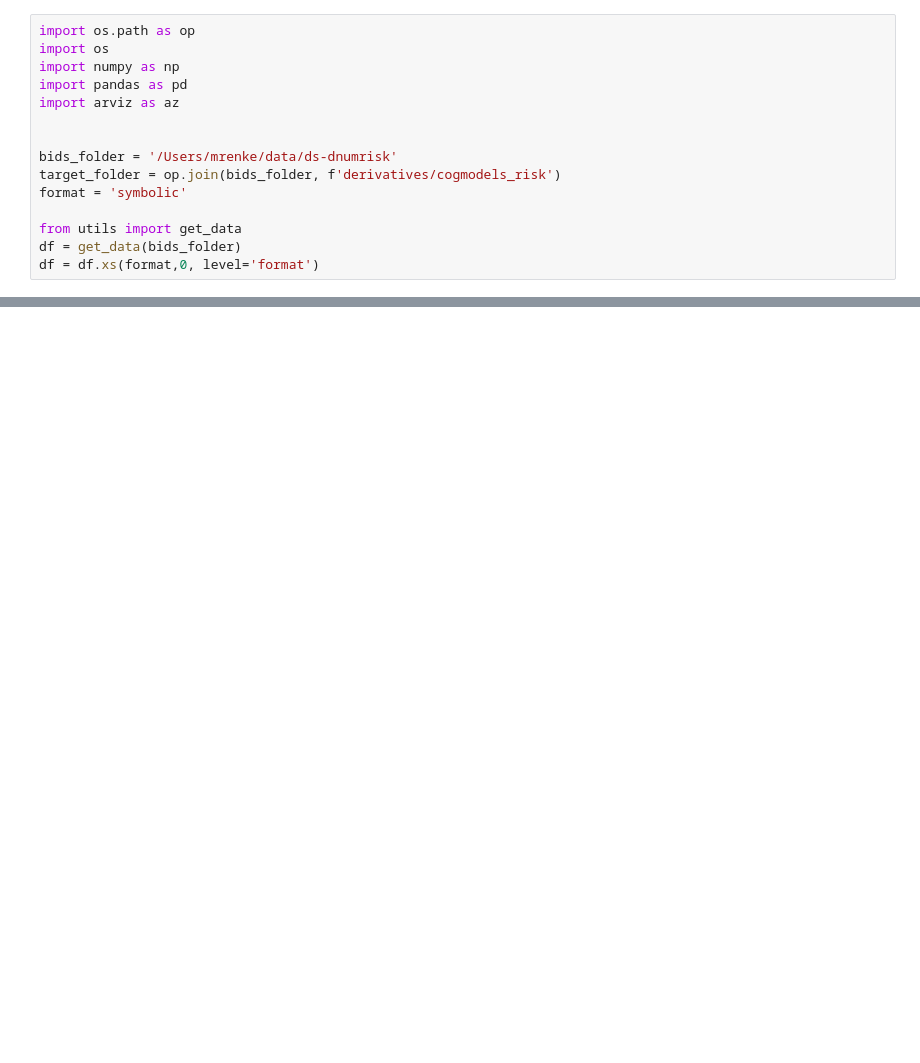
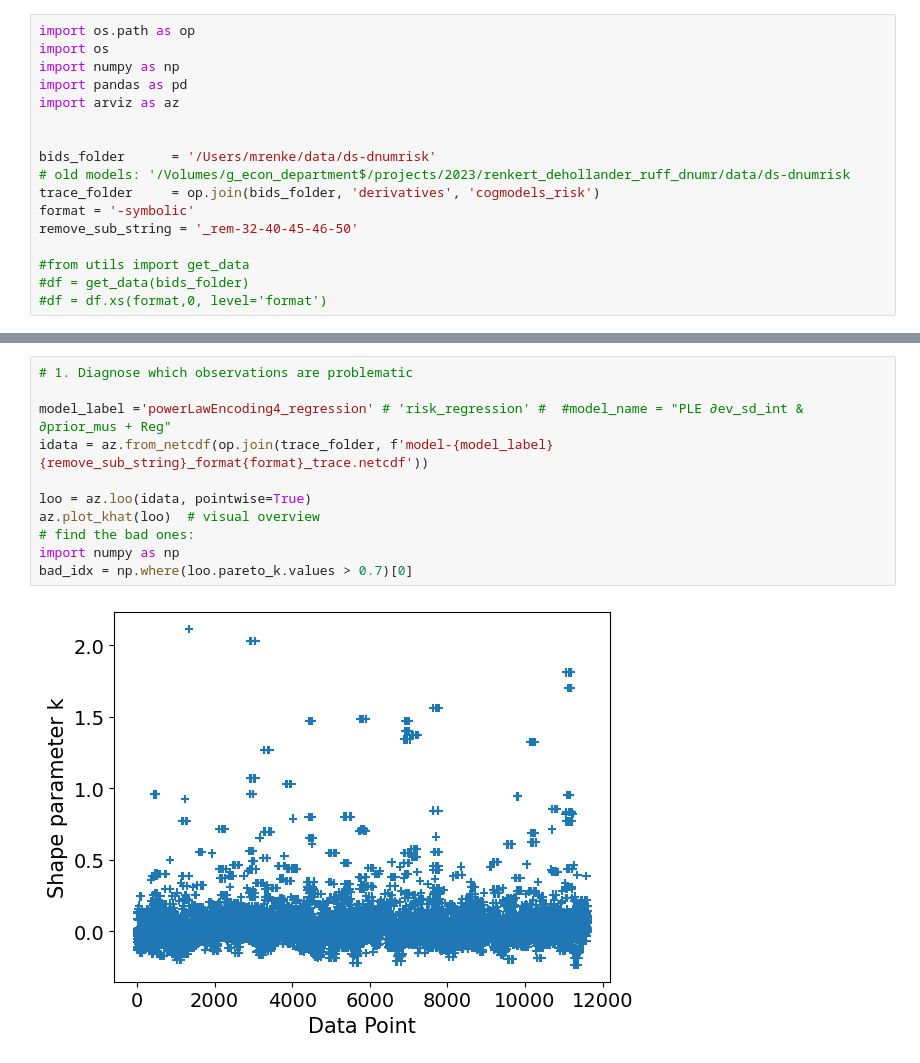
Before and after one commit to mrenke/numrisk, a Jupyter notebook: numrisk/behavior_risk/bauerModelComp.ipynb, the cells around one changed output, grey strips where cells are left out. Drawn from its saved outputs; the diff is of its cells as text; blank space fills up the shorter version.

```diff
--- a/numrisk/behavior_risk/bauerModelComp.ipynb
+++ b/numrisk/behavior_risk/bauerModelComp.ipynb
@@ -9,10 +34,12 @@ import pandas as pd
 import arviz as az
 
 
-bids_folder = '/Users/mrenke/data/ds-dnumrisk'
-target_folder = op.join(bids_folder, f'derivatives/cogmodels_risk')
-format = 'symbolic'
+bids_folder      = '/Users/mrenke/data/ds-dnumrisk'
+# old models: '/Volumes/g_econ_department$/projects/2023/renkert_dehollander_ruff_dnumr/data/ds-dnumrisk
+trace_folder     = op.join(bids_folder, 'derivatives', 'cogmodels_risk')
+format = '-symbolic'
+remove_sub_string = '_rem-32-40-45-46-50'
 
-from utils import get_data
-df = get_data(bids_folder)
-df = df.xs(format,0, level='format')
+#from utils import get_data
+#df = get_data(bids_folder)
+#df = df.xs(format,0, level='format')
@@ -63,0 +122,13 @@ az.compare(compare_dict)
+# %%
+# 1. Diagnose which observations are problematic
+
+model_label ='powerLawEncoding4_regression' # 'risk_regression' #  #model_name = "PLE ∂ev_sd_int & ∂prior_mus + Reg"
+idata = az.from_netcdf(op.join(trace_folder, f'model-{model_label}{remove_sub_string}_format{format}_trace.netcdf'))
+
+loo = az.loo(idata, pointwise=True)
+az.plot_khat(loo)  # visual overview
+# find the bad ones:
+import numpy as np
+bad_idx = np.where(loo.pareto_k.values > 0.7)[0]
+# %% [output]
+[figure, added]
```
Also changed, not shown: parts of 18 cells of this notebook, 9 other files.
